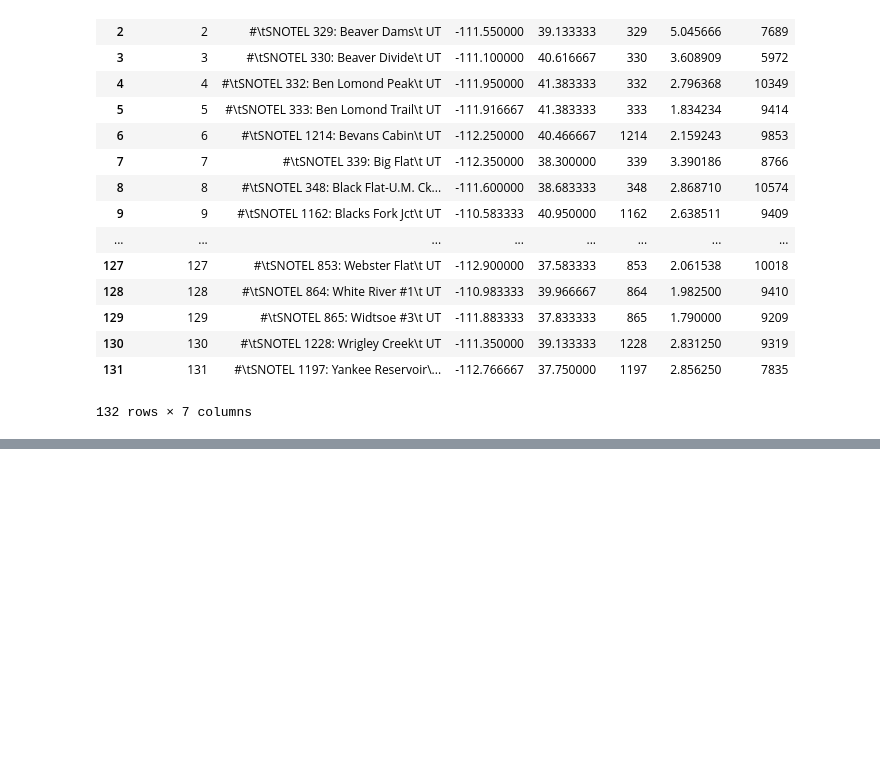
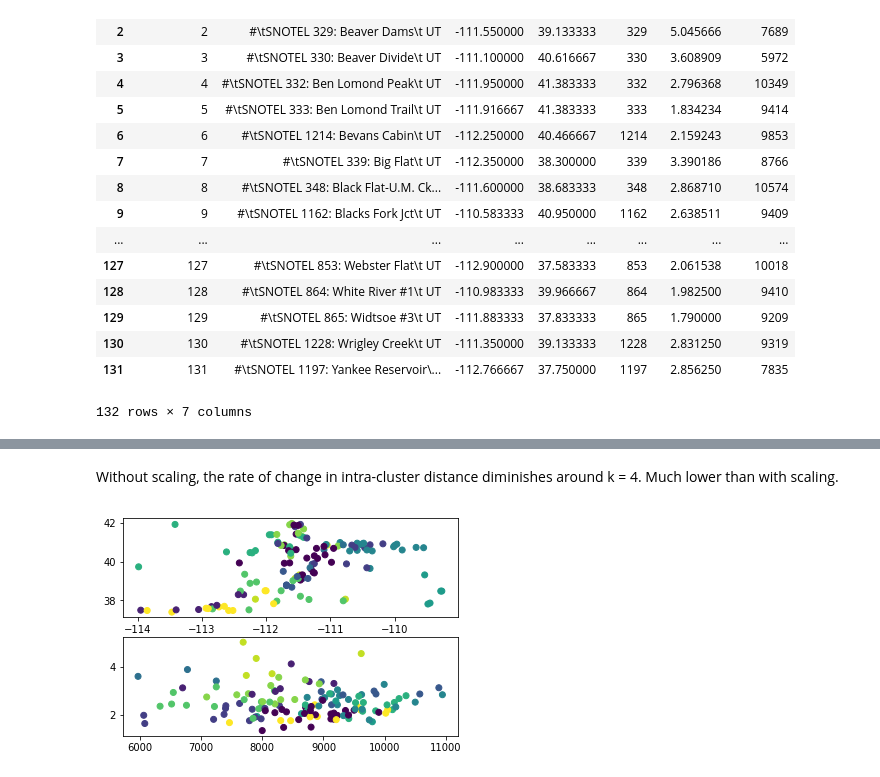
Before and after one commit to TravDraper/DS-Project, a Jupyter notebook: Snotel data project.ipynb, the cells around one changed output, grey strips where cells are left out. Saved outputs shown, nothing was run; the diff lists cells and outputs as text; code cells hidden in the pictures; blank space fills up the shorter version.

```diff
--- a/Snotel data project.ipynb
+++ b/Snotel data project.ipynb
@@ -669,0 +692,20 @@ Based on this plot, an optimal value for k would be 4.
+# %% [markdown]
+Without scaling, the rate of change in intra-cluster distance diminishes around k = 4. Much lower than with scaling.
+# %%
+#Here's the K-means cluster analysis with k=12 for the scaled data. Produces two plots.
+
+from matplotlib.colors import ListedColormap
+X = scale(k_data.as_matrix())
+y_pred = KMeans(n_clusters=12,n_init=100).fit_predict(X)
+
+f, cluster_results = plt.subplots(2, sharex=False, sharey=False)
+
+#plot latitude against longitude
+cluster_results[0].scatter(k_data["Longitude"], k_data["Latitude"], c=y_pred,  marker="o")
+
+#plot elevation against precipitation
+cluster_results[1].scatter(k_data["Elevation"], k_data["Avg Precip"], c=y_pred,  marker="o")
+
+plt.show()
+# %% [output]
+[figure, added]
```
Also changed, not shown: parts of 4 cells of this notebook.
